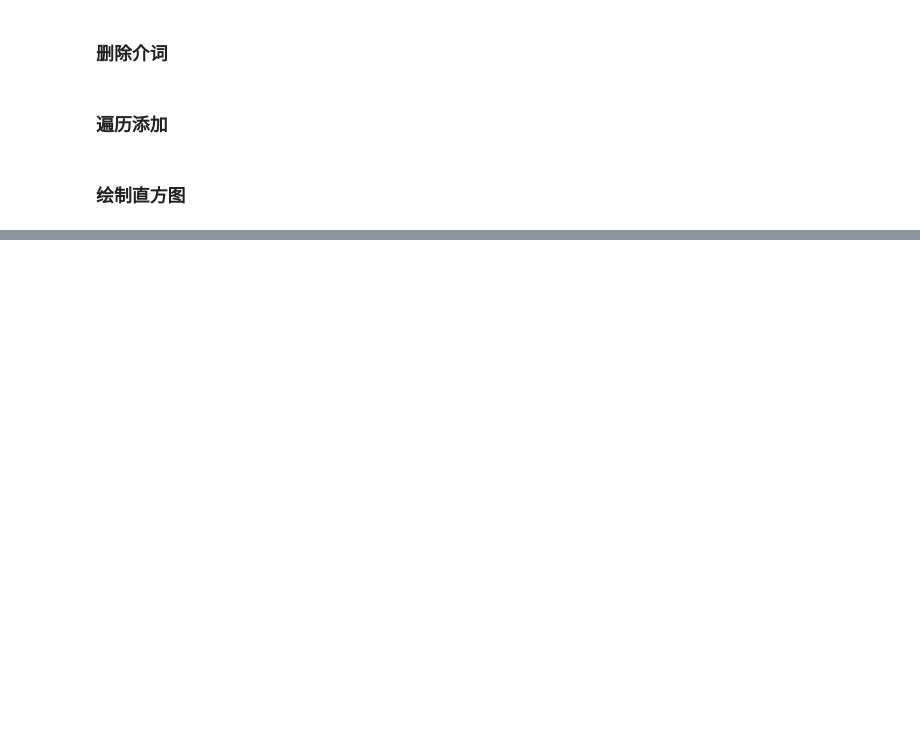
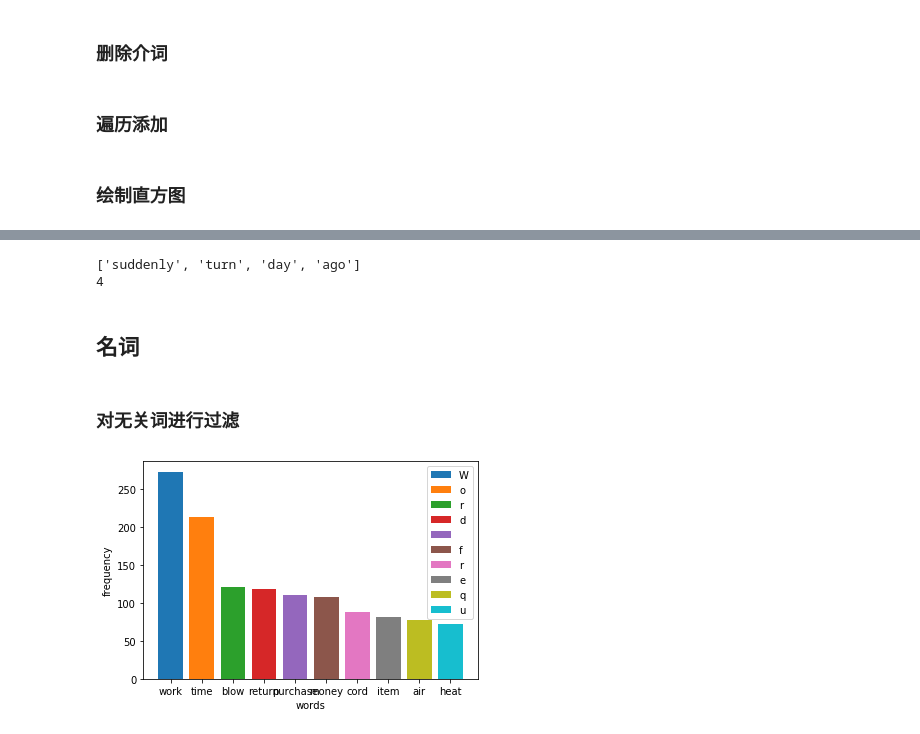
Before and after one commit to Ryan0v0/MCM2020_problemC, a Jupyter notebook: Exploratory Data Analysis.ipynb, the cells around one changed output, grey strips where cells are left out. Saved outputs shown, nothing was run; the diff lists cells and outputs as text; code cells hidden in the pictures; blank space fills up the shorter version.

```diff
--- a/Exploratory Data Analysis.ipynb
+++ b/Exploratory Data Analysis.ipynb
@@ -273,0 +710,35 @@ plt.show()
+# %%
+print(tokenized[4])
+text = nltk.pos_tag(tokenized[4])
+print(len(text))
+# %% [output]
+['suddenly', 'turn', 'day', 'ago']
+4
+# %%
+hist_n = {} #创建一个空字典，放名词词频与单词，无序排列
+hist_adj = {} #创建一个空字典，放形容词词频与单词，无序排列
+data_n = [] #创建一个空列表，放词频与单词，有序：从多到少
+data_adj = [] #创建一个空列表，放形容词词频与单词，有序：从多到少
+
+noun = {'NN', 'NNS', 'NNP', 'NNPS'}
+adj = {'JJ', 'JJR', 'JJS'}
+# %%
+for review in tokenized:
+    while '' in review:
+        review.remove('')
+    if len(review) < 1:
+        continue
+    text = nltk.pos_tag(review)
+    if len(text) < 1:
+        continue
+    for word in text:
+        if(word[1] in noun):
+            if word[0] in hist_n:                          #统计词频与单词
+                hist_n[word[0]] = hist_n[word[0]] + 1        #不是第一次
+            else:
+                hist_n[word[0]] = 1
+        elif(word[1] in adj):
+            if word[0] in hist_adj:                          #统计词频与单词
+                hist_adj[word[0]] = hist_adj[word[0]] + 1        #不是第一次
+            else:
+                hist_adj[word[0]] = 1
@@ -273,0 +752,4 @@ plt.show()
+# %% [markdown]
+## 名词
+# %% [markdown]
+### 对无关词进行过滤
@@ -273,0 +761,14 @@ plt.show()
+# %%
+for key, value in hist_n.items():                    #遍历字典
+    temp = [value,key]                              #变量，变量值
+    data_n.append(temp)                               #添加数据
+data_n.sort(reverse=True)                            #排序
+# %%
+for i in range(0,10):
+    plt.bar((data_n[i][1],),(data_n[i][0],))
+plt.xlabel('words')                                   # 显示x轴名称
+plt.ylabel('frequency')                               # 显示y轴名称
+plt.legend('Word frequency histogram')                #显示图例
+plt.show()
+# %% [output]
+[figure, added]
```
Also changed, not shown: parts of 54 cells of this notebook, 11 other files.
